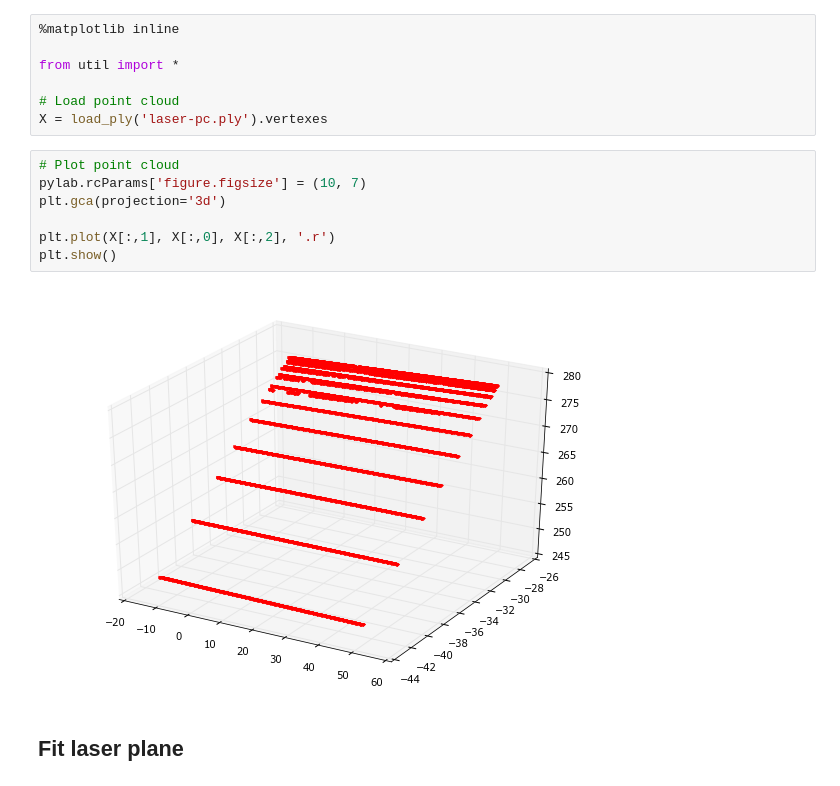
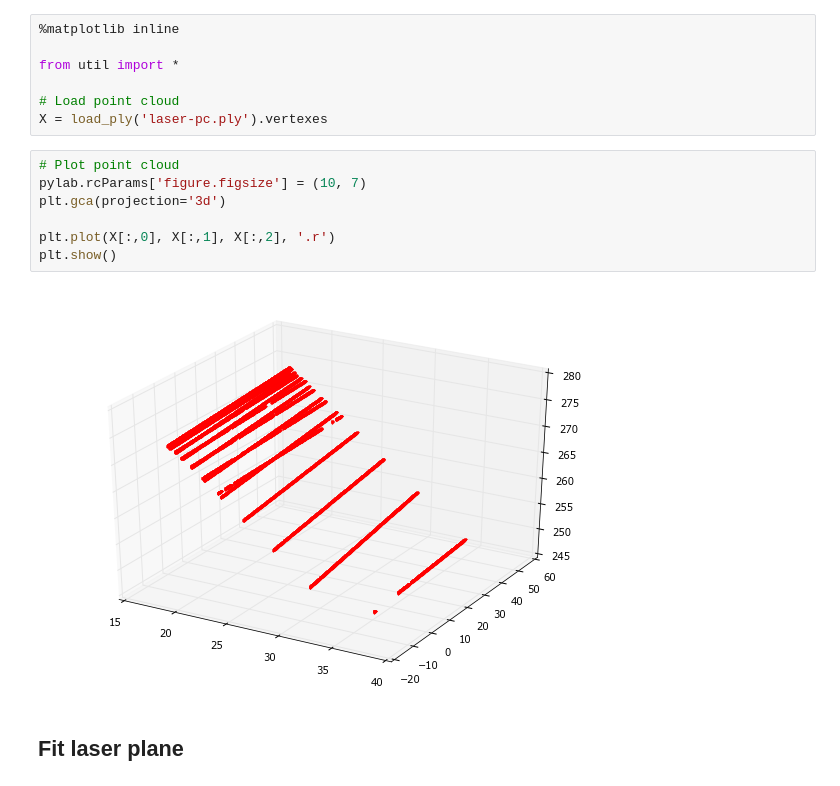
Before and after one commit to Jesus89/3DScanScience, a Jupyter notebook: notebooks/4.4. Laser calibration.ipynb, the cells around one changed output. Drawn from its saved outputs; the diff is of its cells as text.

```diff
--- a/notebooks/4.4. Laser calibration.ipynb
+++ b/notebooks/4.4. Laser calibration.ipynb
@@ -18,12 +18,12 @@ X = load_ply('laser-pc.ply').vertexes
 # %%
 # Plot point cloud
 pylab.rcParams['figure.figsize'] = (10, 7)
 plt.gca(projection='3d')
 
-plt.plot(X[:,1], X[:,0], X[:,2], '.r')
+plt.plot(X[:,0], X[:,1], X[:,2], '.r')
 plt.show()
 # %% [output]
-[figure, old version]
+[figure, new version]
 # %% [markdown]
 ## Fit laser plane
 # %% [markdown]
```
Also changed, not shown: parts of 5 cells of this notebook, 2 other files.
